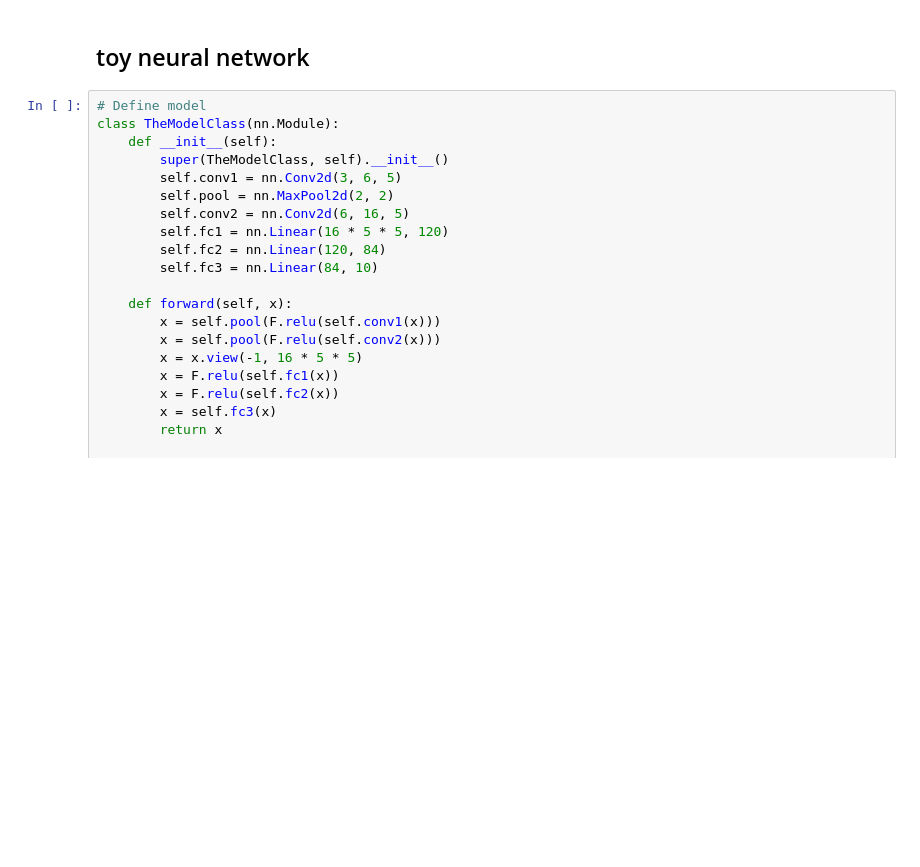
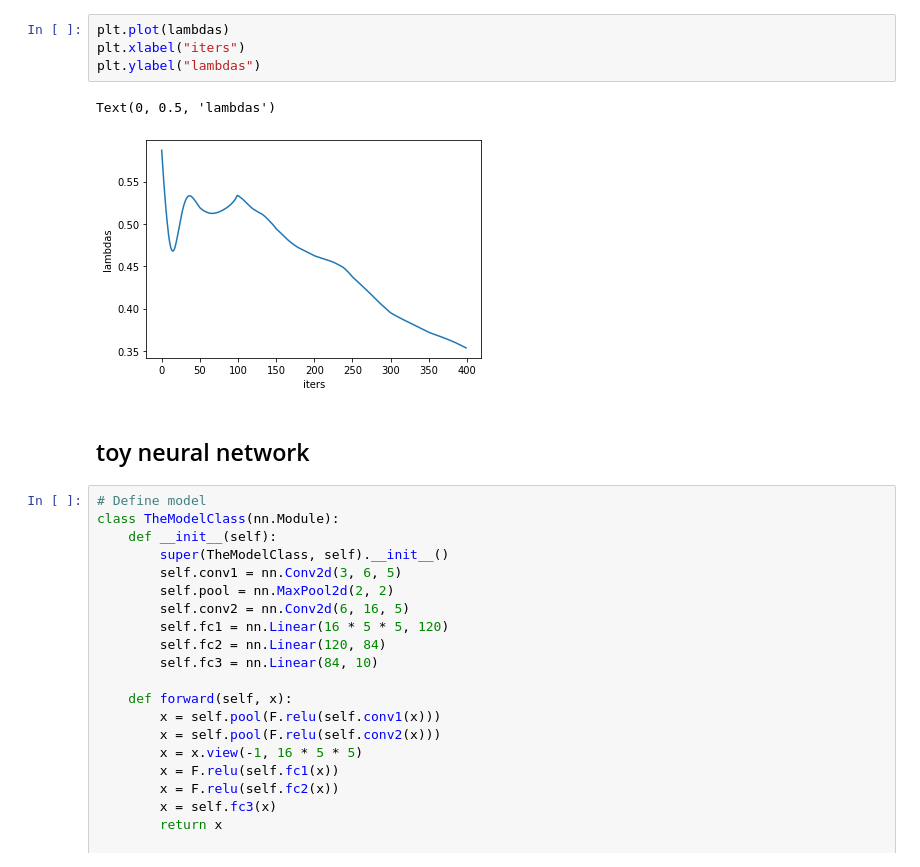
Before and after one commit to huajian1069/non-convex-optimisation, a Jupyter notebook: pyTorch.ipynb, the cells around one changed output. Saved outputs shown, nothing was run; the diff lists cells and outputs as text; blank space fills up the shorter version.

```diff
--- a/pyTorch.ipynb
+++ b/pyTorch.ipynb
@@ -8,3 +133,10 @@ import os
+# %%
+plt.plot(lambdas)
+plt.xlabel("iters")
+plt.ylabel("lambdas")
+# %% [output]
+Text(0, 0.5, 'lambdas')
+[figure, added]
 # %% [markdown]
 ## toy neural network
 # %%
```
Also changed, not shown: parts of 21 cells of this notebook, 1 other file.
